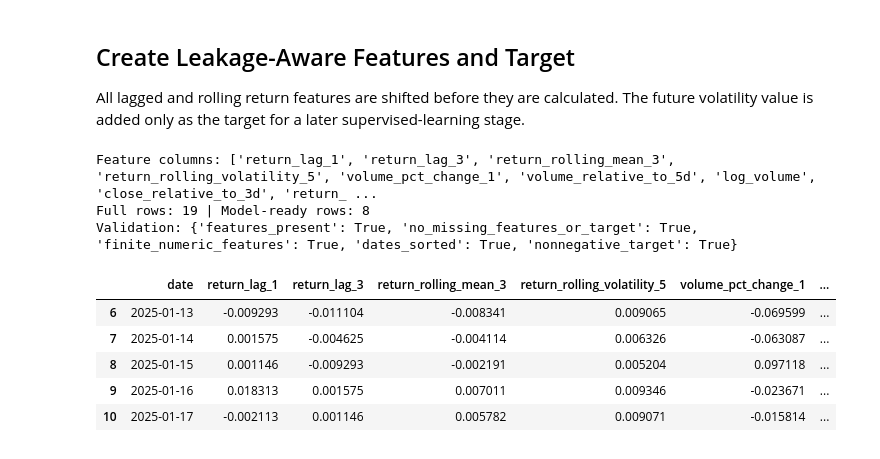
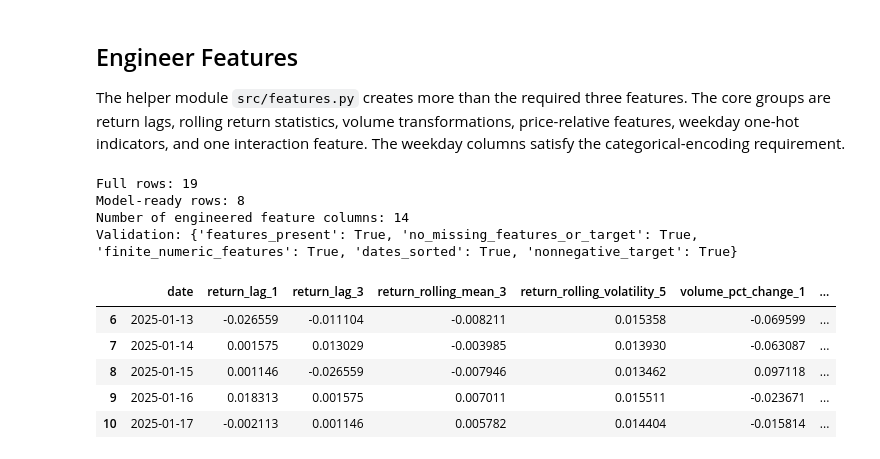
Before and after one commit to Funger1314/bootcamp_Yifang_Qiu, a Jupyter notebook: homework/homework09/homework09_feature-engineering_submission.ipynb, the cells around one changed output. Drawn from its saved outputs; the diff is of its cells as text; code cells hidden in the pictures.

```diff
--- a/homework/homework09/homework09_feature-engineering_submission.ipynb
+++ b/homework/homework09/homework09_feature-engineering_submission.ipynb
@@ -41,10 +48,11 @@ The Stage 06 dataset contains validated price, volume, and return data. Features
 # %%
-stage06_processed_dir = REPO_ROOT / 'homework' / 'homework06' / 'data' / 'processed'
-source_files = sorted(stage06_processed_dir.glob('sp500_prices_cleaned_*.parquet'))
-if not source_files:
-    raise FileNotFoundError('Run the Stage 06 notebook first so cleaned data are available.')
+source_path = STAGE06_DIR / "data" / "processed" / "sp500_prices_cleaned.parquet"
+if not source_path.exists():
+    fallback_files = sorted((STAGE06_DIR / "data" / "processed").glob("sp500_prices_cleaned_*.parquet"))
+    if not fallback_files:
+        raise FileNotFoundError("Run Stage 06 first so cleaned price data are available.")
+    source_path = fallback_files[-1]
 
-source_path = source_files[-1]
-cleaned_prices = pd.read_parquet(source_path).sort_values('date').reset_index(drop=True)
-cleaned_prices[['date', 'close', 'volume', 'daily_return']].head()
+cleaned_prices = pd.read_parquet(source_path).sort_values("date").reset_index(drop=True)
+cleaned_prices[["date", "ticker", "close", "volume", "daily_return"]].head()
 # %% [output]
@@ -61,21 +65,26 @@ cleaned_prices[['date', 'close', 'volume', 'daily_return']].head()
-# %% [markdown]
-## Create Leakage-Aware Features and Target
-All lagged and rolling return features are shifted before they are calculated. The future volatility value is added only as the target for a later supervised-learning stage.
+# %% [markdown]
+## Engineer Features
+
+The helper module `src/features.py` creates more than the required three features. The core groups are return lags, rolling return statistics, volume transformations, price-relative features, weekday one-hot indicators, and one interaction feature. The weekday columns satisfy the categorical-encoding requirement.
 # %%
 engineered_data, feature_columns, feature_registry = create_time_series_features(cleaned_prices)
-model_ready_data = engineered_data.dropna(subset=feature_columns + ['future_5d_realized_volatility']).copy()
+model_ready_data = engineered_data.dropna(subset=feature_columns + [TARGET_COLUMN]).copy()
 validation_results = validate_model_ready_data(model_ready_data, feature_columns)
-print('Feature columns:', feature_columns)
-print('Full rows:', len(engineered_data), '| Model-ready rows:', len(model_ready_data))
-print('Validation:', validation_results)
-model_ready_data[['date'] + feature_columns + ['future_5d_realized_volatility']].head()
+
+print("Full rows:", len(engineered_data))
+print("Model-ready rows:", len(model_ready_data))
+print("Number of engineered feature columns:", len(feature_columns))
+print("Validation:", validation_results)
+
+model_ready_data[["date"] + feature_columns + [TARGET_COLUMN]].head()
 # %% [output]
-Feature columns: ['return_lag_1', 'return_lag_3', 'return_rolling_mean_3', 'return_rolling_volatility_5', 'volume_pct_change_1', 'volume_relative_to_5d', 'log_volume', 'close_relative_to_3d', 'return_ ...
-Full rows: 19 | Model-ready rows: 8
+Full rows: 19
+Model-ready rows: 8
+Number of engineered feature columns: 14
 Validation: {'features_present': True, 'no_missing_features_or_target': True, 'finite_numeric_features': True, 'dates_sorted': True, 'nonnegative_target': True}
 |  | date | return_lag_1 | return_lag_3 | return_rolling_mean_3 | return_rolling_volatility_5 | volume_pct_change_1 | ... |
-| 6 | 2025-01-13 | -0.009293 | -0.011104 | -0.008341 | 0.009065 | -0.069599 | ... |
-| 7 | 2025-01-14 | 0.001575 | -0.004625 | -0.004114 | 0.006326 | -0.063087 | ... |
-| 8 | 2025-01-15 | 0.001146 | -0.009293 | -0.002191 | 0.005204 | 0.097118 | ... |
-| 9 | 2025-01-16 | 0.018313 | 0.001575 | 0.007011 | 0.009346 | -0.023671 | ... |
-| 10 | 2025-01-17 | -0.002113 | 0.001146 | 0.005782 | 0.009071 | -0.015814 | ... |
+| 6 | 2025-01-13 | -0.026559 | -0.011104 | -0.008211 | 0.015358 | -0.069599 | ... |
+| 7 | 2025-01-14 | 0.001575 | 0.013029 | -0.003985 | 0.013930 | -0.063087 | ... |
+| 8 | 2025-01-15 | 0.001146 | -0.026559 | -0.007946 | 0.013462 | 0.097118 | ... |
+| 9 | 2025-01-16 | 0.018313 | 0.001575 | 0.007011 | 0.015511 | -0.023671 | ... |
+| 10 | 2025-01-17 | -0.002113 | 0.001146 | 0.005782 | 0.014404 | -0.015814 | ... |
```
Also changed, not shown: parts of 20 cells of this notebook, 21 other files.
